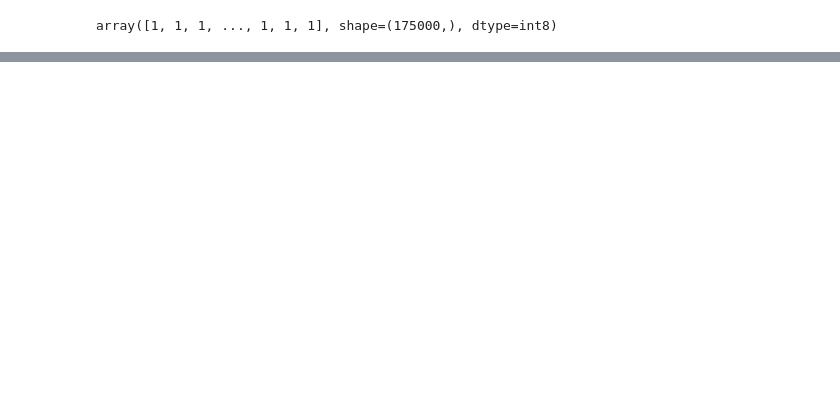
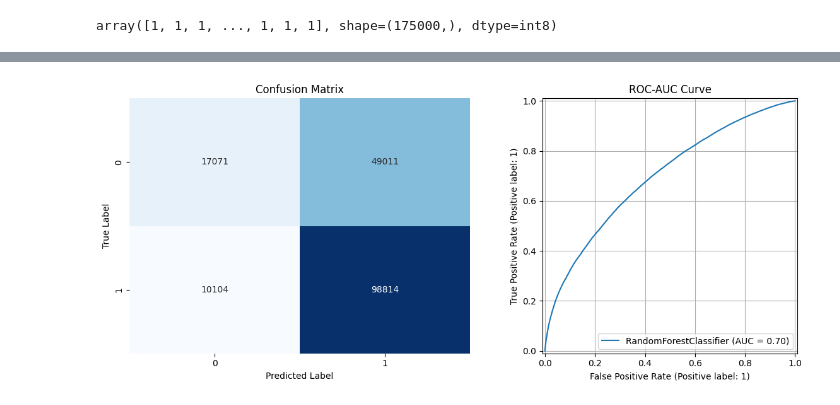
Before and after one commit to 0xV4h3/SmartCode, a Jupyter notebook: ML/Lessons/myNotes/DiabetesPrediction.ipynb, the cells around one changed output, grey strips where cells are left out. Drawn from its saved outputs; the diff is of its cells as text; code cells hidden in the pictures; blank space fills up the shorter version.

```diff
--- a/ML/Lessons/myNotes/DiabetesPrediction.ipynb
+++ b/ML/Lessons/myNotes/DiabetesPrediction.ipynb
@@ -434,0 +483,4 @@ classification_plots(dt_model, x_test_p, y_test)
+# %%
+classification_plots(rf_model, x_test_p, y_test)
+# %% [output]
+[figure, added]
```
Also changed, not shown: parts of 19 cells of this notebook.
